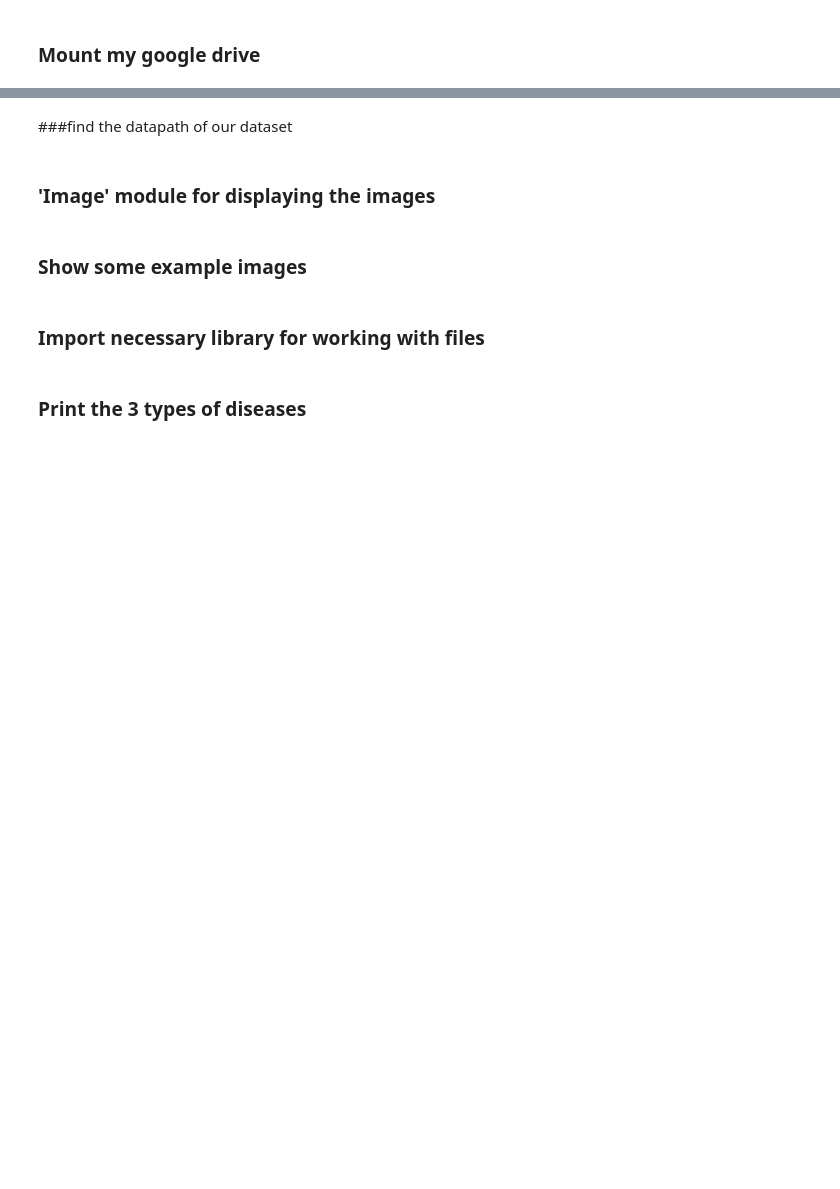
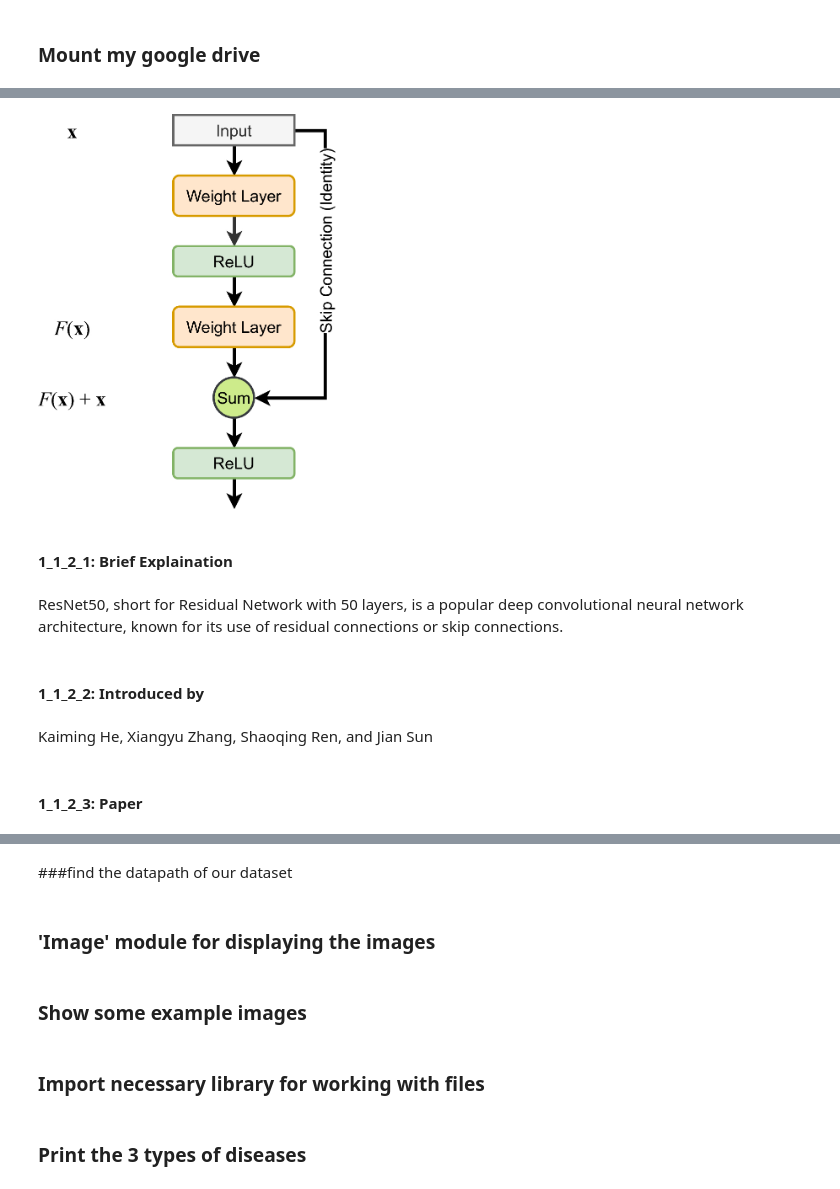
Before and after one commit to Arko04/Colab, a Jupyter notebook: AI_project1.ipynb, the cells around one changed output, grey strips where cells are left out. Drawn from its saved outputs; the diff is of its cells as text; code cells hidden in the pictures; blank space fills up the shorter version.

```diff
--- a/AI_project1.ipynb
+++ b/AI_project1.ipynb
@@ -27,0 +283,14 @@ Drive already mounted at /content/grive; to attempt to forcibly remount, call dr
+# %%
+Image(filename='/content/grive/MyDrive/Slides/Project1/skip-connections.png', width=300,height=500)
+# %% [output]
+[figure, added]
+# %% [markdown]
+#### **1_1_2_1: Brief Explaination**
+# %% [markdown]
+ResNet50, short for Residual Network with 50 layers, is a popular deep convolutional neural network architecture, known for its use of residual connections or skip connections.
+# %% [markdown]
+#### **1_1_2_2: Introduced by**
+# %% [markdown]
+Kaiming He, Xiangyu Zhang, Shaoqing Ren, and Jian Sun
+# %% [markdown]
+#### **1_1_2_3: Paper**
```
Also changed, not shown: parts of 114 cells of this notebook.
